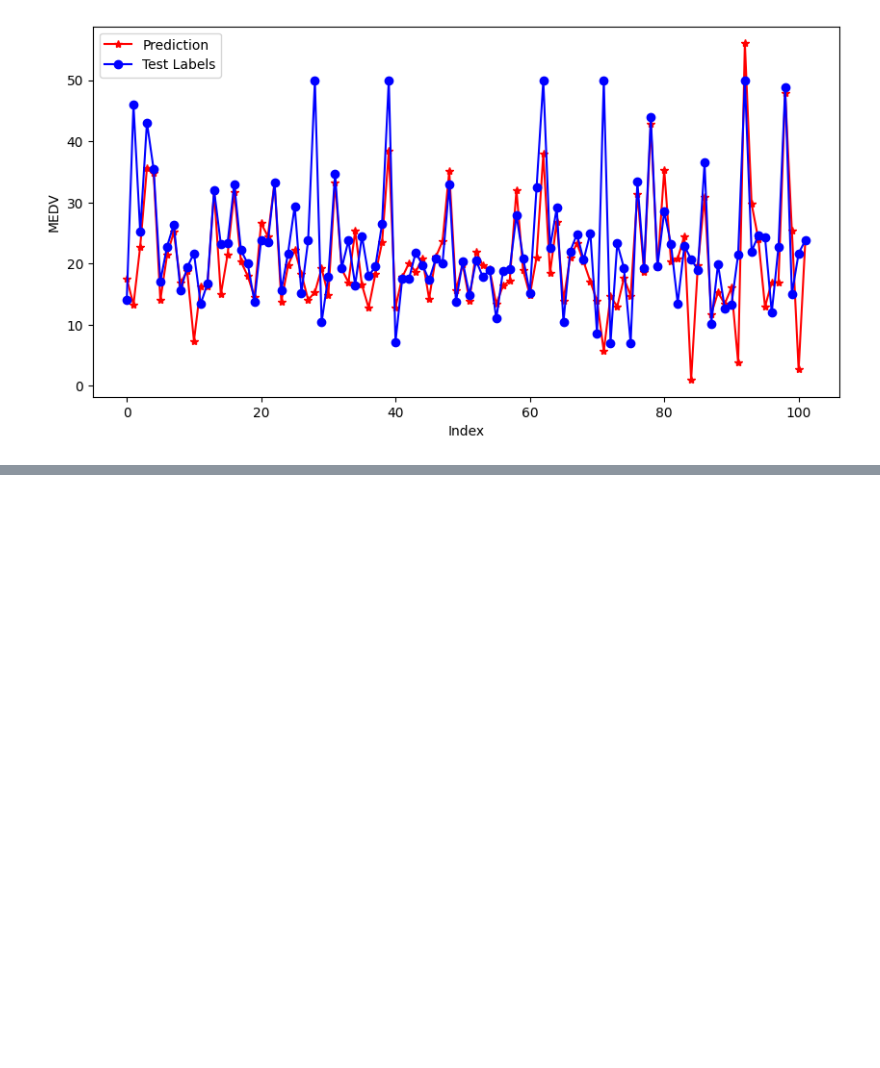
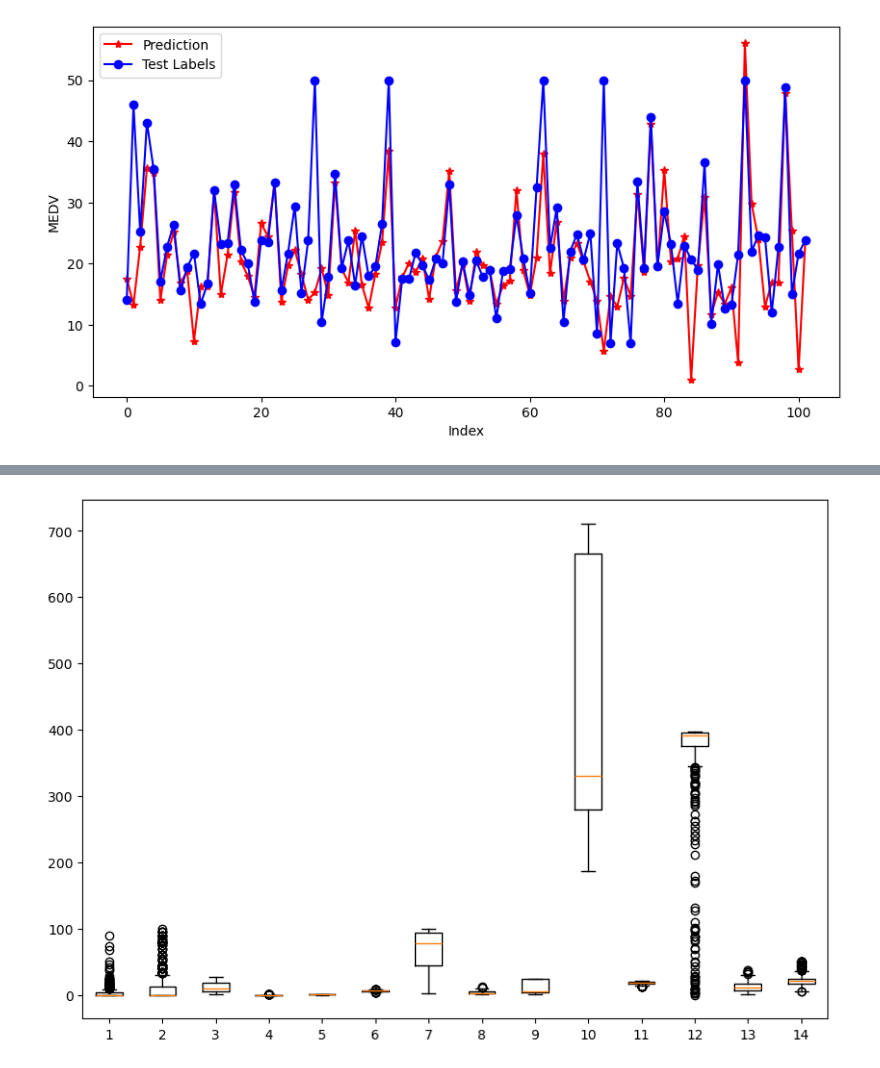
Before and after one commit to RafaJBZ/Tarea_4_RAJuarez_AXCabrera, a Jupyter notebook: Tarea4_RAJuarez_ACabrera.ipynb, the cells around one changed output, grey strips where cells are left out. Saved outputs shown, nothing was run; the diff lists cells and outputs as text; code cells hidden in the pictures; blank space fills up the shorter version.

```diff
--- a/Tarea4_RAJuarez_ACabrera.ipynb
+++ b/Tarea4_RAJuarez_ACabrera.ipynb
@@ -267,0 +332,6 @@ Código de solución estudiante 2
+# %%
+plt.figure(figsize=(10,7))
+plt.boxplot(data)
+plt.show()
+# %% [output]
+[figure, added]
```
Also changed, not shown: parts of 19 cells of this notebook.
